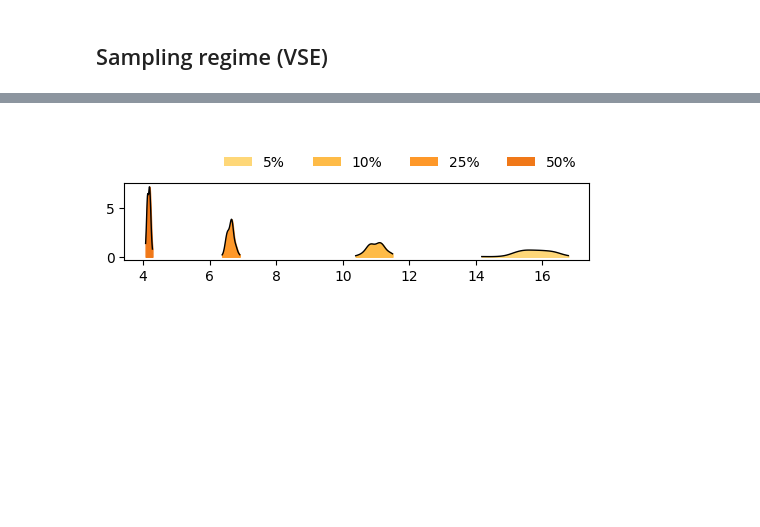
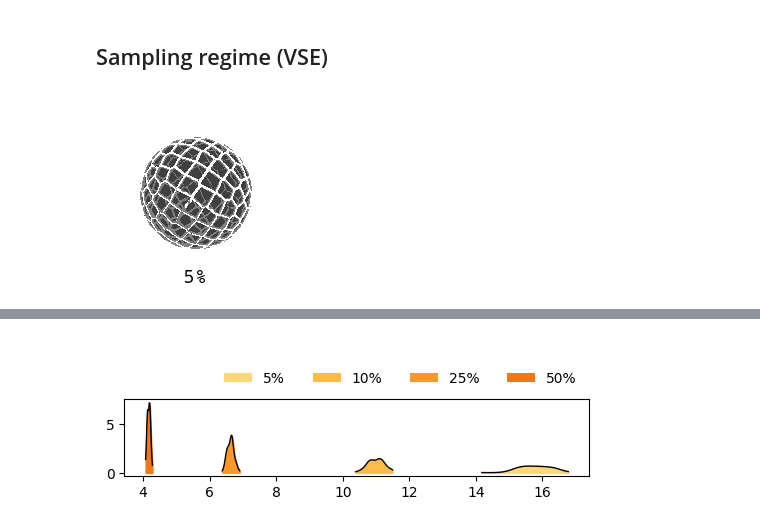
Before and after one commit to shyu2kko/zhou_interpolates, a Jupyter notebook: code/res1_grf.ipynb, the cells around one changed output, grey strips where cells are left out. Drawn from its saved outputs; the diff is of its cells as text; code cells hidden in the pictures; blank space fills up the shorter version.

```diff
--- a/code/res1_grf.ipynb
+++ b/code/res1_grf.ipynb
@@ -435,3 +465,64 @@ plt.tight_layout()
 [figure]
 # %% [markdown]
 ## Sampling regime (VSE)
+# %%
+def _coords_icosahedron_to_perfect_sphere(vertices, radius=1.0):
+    norms = np.linalg.norm(vertices, axis=1, keepdims=True)
+    return radius * vertices / norms
+
+def slerp(p0, p1, num=10):
+    """Spherical linear interpolation between two unit vectors."""
+    p0 = p0 / np.linalg.norm(p0)
+    p1 = p1 / np.linalg.norm(p1)
+    omega = np.arccos(np.clip(np.dot(p0, p1), -1.0, 1.0))
+    if np.isclose(omega, 0):
+        return np.tile(p0, (num, 1))
+    sin_omega = np.sin(omega)
+    t = np.linspace(0, 1, num)[:, None]
+    return (np.sin((1 - t) * omega) / sin_omega) * p0 + (np.sin(t * omega) / sin_omega) * p1
+# %%
+import copy
+import pyvista as pv
+from scipy.spatial import SphericalVoronoi
+
+pl = pv.Plotter(window_size = (200,200))
+
+ps = [7]
+p = 5
+
+desc, sampling = joblib.load(projdir + f'/data/sampling/fsLR-4k_sphere_samp-fibonacci_pct-{p}.pkl')
+known_coords, known_verts ,_,_ = sampling
+
+tmp_mesh = copy.deepcopy(sphere_mesh)
+#pl.add_mesh(tmp_mesh, color = 'lightgray', opacity = .7, **mesh_aes)
+#pl.add_points(known_coords[:,:,0], \
+#              point_size = ps[0], color = 'k', show_scalar_bar=False, **point_aes)
+pl.add_text(str(p)+"%", position = "lower_edge", font = "courier", font_size = 8)
+
+
+
+points = _coords_icosahedron_to_perfect_sphere(vertices=known_coords[:,:,0], radius=1)
+
+#pl.add_points(points, point_size=7, color = 'white', **point_aes)
+
+sphere = pv.Sphere(radius=1.0, theta_resolution=60, phi_resolution=60)
+pl.add_mesh(sphere, color="k", opacity=0.5, **mesh_aes)
+
+
+sv = SphericalVoronoi(points)
+sv.sort_vertices_of_regions()
+
+# Add Voronoi edges as spherical arcs
+for region in sv.regions:
+    verts = sv.vertices[region]
+    for i in range(len(verts)):
+        j = (i + 1) % len(verts)
+        arc = slerp(verts[i], verts[j], num=20)
+        line = pv.lines_from_points(arc)
+        pl.add_mesh(line, color="white", line_width=3)
+
+
+pl.camera_position = 'yz'
+pl.show(jupyter_backend='static')
+# %% [output]
+[figure, added]
```
Also changed, not shown: parts of 8 cells of this notebook.
